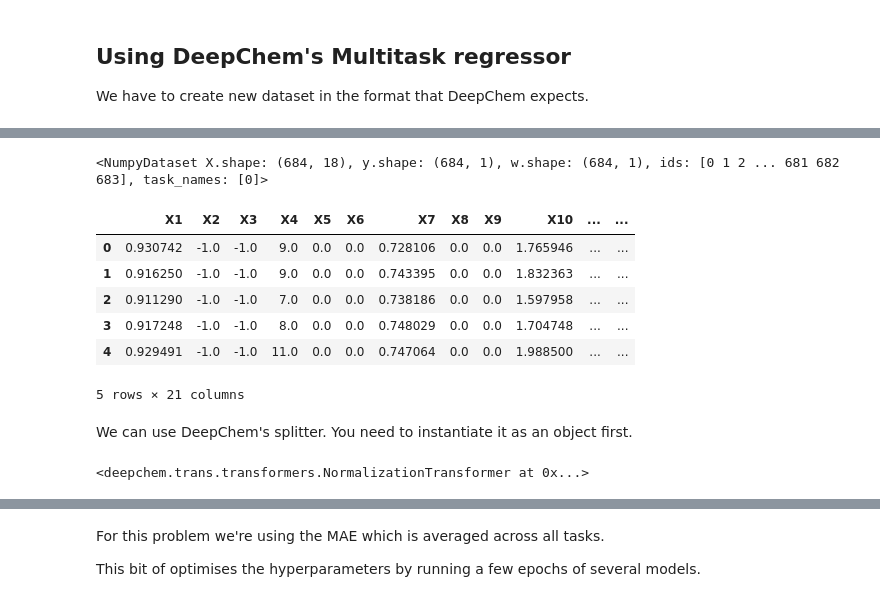
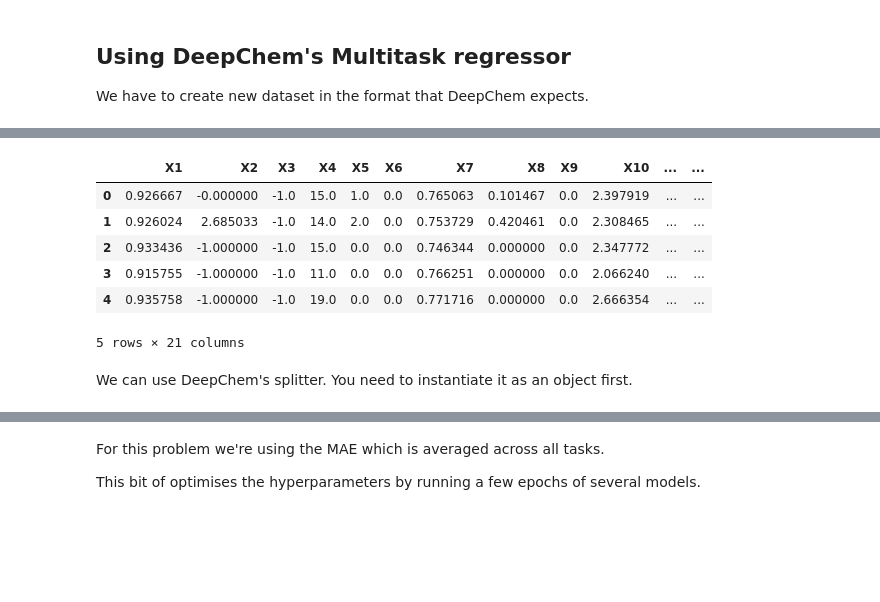
Before and after one commit to ellagale/GandT, a Jupyter notebook: Test_QM7_First.ipynb, the cells around one changed output, grey strips where cells are left out. Drawn from its saved outputs; the diff is of its cells as text; code cells hidden in the pictures; blank space fills up the shorter version.

```diff
--- a/Test_QM7_First.ipynb
+++ b/Test_QM7_First.ipynb
@@ -165,5 +149,13 @@ dir(mol)
 # %%
 # we're only going to use a small dataset for testing the code here!
 my_orig_dataset=test_dataset
-num_of_molecules = len(test_dataset)
-orig_test_dataset = test_dataset
+num_of_molecules = len(my_orig_dataset)
+## for speed to debugging, we're gonna make an even smaller database for now!
+# second_splitter = dc.splits.IndexSplitter()
+# small_train_dataset, \
+#     small_valid_dataset, \
+#     small_test_dataset = second_splitter.train_valid_test_split(
+#         my_orig_dataset)
+# my_starting_dataset = small_test_dataset
+#num_of_molecules = len(my_starting_dataset)
+my_starting_dataset = my_orig_dataset
@@ -191,7 +165,7 @@ my_dataset
 This makes the topological features.
 # %%
 topol_feat_list, topol_feat_mat = h.make_topological_features_from_deepchem(
-    my_dataset,
+    my_starting_dataset,
     file_type='dc',
     verbose=False,
     num_of_molecules = num_of_molecules,
@@ -251,6 +221,9 @@ len(y_data)
 # %%
+# y been normalise here
 X_data = topol_feat_mat
-y_data = pd.DataFrame(my_dataset.y, columns=tasks)
+y_data = pd.DataFrame(my_starting_dataset.y, columns=tasks)
+my_topol_data = dc.data.NumpyDataset(X=X_data, y=y_data[0:69])
+print(my_topol_data)
 len(y_data)
-y_data
+y_data.head()
 # %% [output]
@@ -488,18 +459,12 @@ IndexError: index 547 is out of bounds for axis 0 with size 547
-# %%
-untransformed_train_y = transformers[0].untransform(orig_test_dataset.y)
-my_dataset = dc.data.NumpyDataset(X=X_data, y=untransformed_train_y)
-print(my_dataset)
-# %% [output]
-<NumpyDataset X.shape: (684, 18), y.shape: (684, 1), w.shape: (684, 1), ids: [0 1 2 ... 681 682 683], task_names: [0]>
 # %%
-my_dataset.to_dataframe().head()
+my_topol_data.to_dataframe().head()
 # %% [output]
 |  | X1 | X2 | X3 | X4 | X5 | X6 | X7 | X8 | X9 | X10 | ... | ... |
-| 0 | 0.930742 | -1.0 | -1.0 | 9.0 | 0.0 | 0.0 | 0.728106 | 0.0 | 0.0 | 1.765946 | ... | ... |
-| 1 | 0.916250 | -1.0 | -1.0 | 9.0 | 0.0 | 0.0 | 0.743395 | 0.0 | 0.0 | 1.832363 | ... | ... |
-| 2 | 0.911290 | -1.0 | -1.0 | 7.0 | 0.0 | 0.0 | 0.738186 | 0.0 | 0.0 | 1.597958 | ... | ... |
-| 3 | 0.917248 | -1.0 | -1.0 | 8.0 | 0.0 | 0.0 | 0.748029 | 0.0 | 0.0 | 1.704748 | ... | ... |
-| 4 | 0.929491 | -1.0 | -1.0 | 11.0 | 0.0 | 0.0 | 0.747064 | 0.0 | 0.0 | 1.988500 | ... | ... |
+| 0 | 0.926667 | -0.000000 | -1.0 | 15.0 | 1.0 | 0.0 | 0.765063 | 0.101467 | 0.0 | 2.397919 | ... | ... |
+| 1 | 0.926024 | 2.685033 | -1.0 | 14.0 | 2.0 | 0.0 | 0.753729 | 0.420461 | 0.0 | 2.308465 | ... | ... |
+| 2 | 0.933436 | -1.000000 | -1.0 | 15.0 | 0.0 | 0.0 | 0.746344 | 0.000000 | 0.0 | 2.347772 | ... | ... |
+| 3 | 0.915755 | -1.000000 | -1.0 | 11.0 | 0.0 | 0.0 | 0.766251 | 0.000000 | 0.0 | 2.066240 | ... | ... |
+| 4 | 0.935758 | -1.000000 | -1.0 | 19.0 | 0.0 | 0.0 | 0.771716 | 0.000000 | 0.0 | 2.666354 | ... | ... |
 5 rows × 21 columns
 # %%
 meh = my_dataset.to_dataframe()
@@ -513,7 +478,3 @@ meh.to_csv("small_test_qm7_data_2.csv")
 #    print(disk_dataset)
 # %% [markdown]
 We can use DeepChem's splitter. You need to instantiate it as an object first.
-# %%
-transformers[0]
-# %% [output]
-<deepchem.trans.transformers.NormalizationTransformer at 0x...>
```
Also changed, not shown: parts of 135 cells of this notebook, 2 other files.
